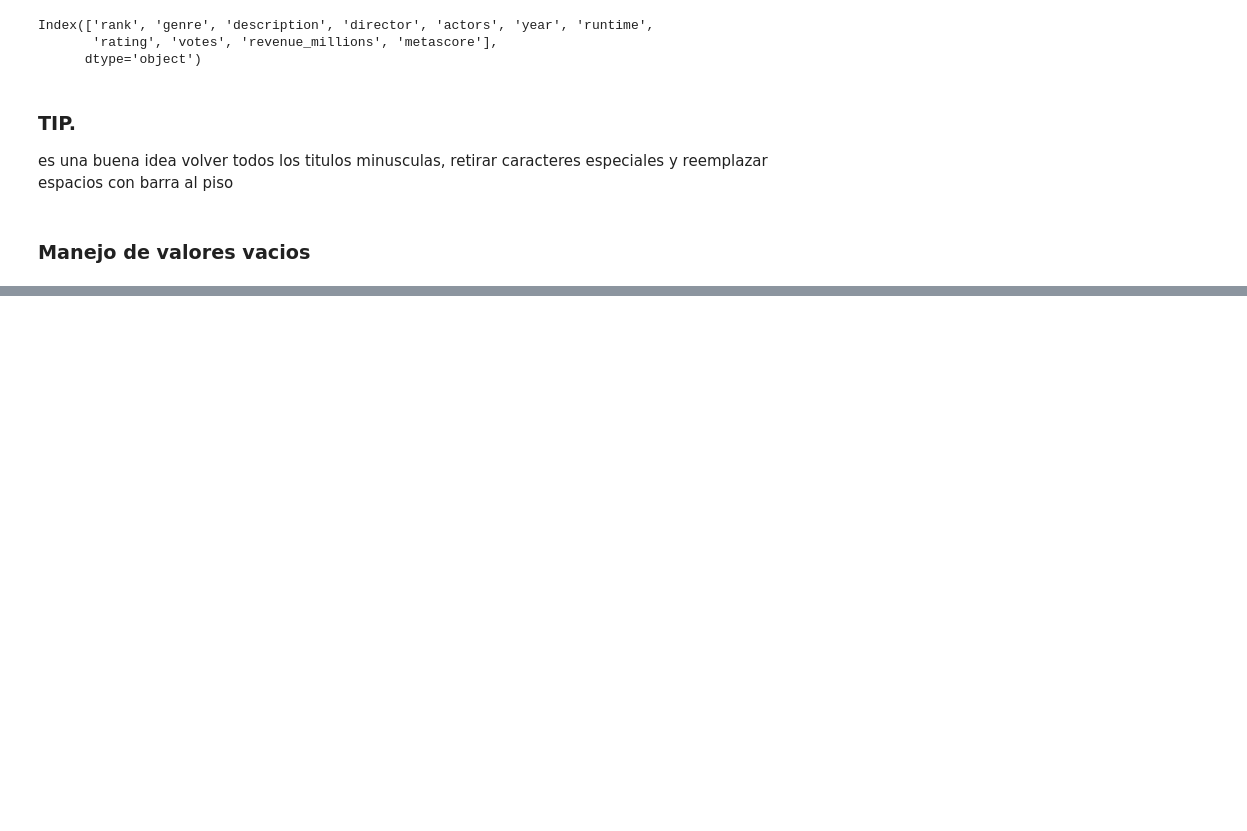
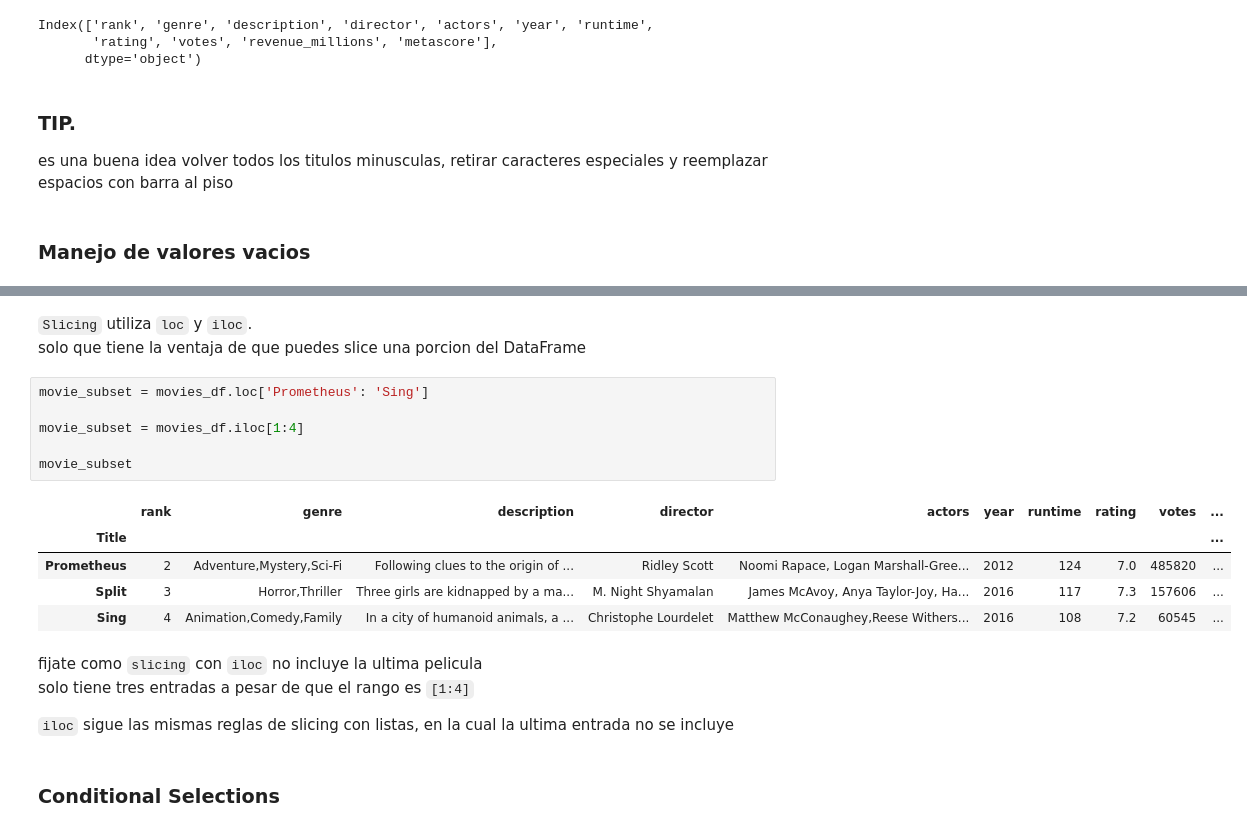
Before and after one commit to julianjara/machine_learning_titanic, a Jupyter notebook: panda.ipynb, the cells around one changed output, grey strips where cells are left out. Saved outputs shown, nothing was run; the diff lists cells and outputs as text; blank space fills up the shorter version.

```diff
--- a/panda.ipynb
+++ b/panda.ipynb
@@ -226,0 +505,22 @@ es una buena idea volver todos los titulos minusculas, retirar caracteres especi
+# %% [markdown]
+`Slicing` utiliza `loc` y `iloc`.
+solo que tiene la ventaja de que puedes slice una porcion del DataFrame
+# %%
+movie_subset = movies_df.loc['Prometheus': 'Sing']
+
+movie_subset = movies_df.iloc[1:4]
+
+movie_subset
+# %% [output]
+|  | rank | genre | description | director | actors | year | runtime | rating | votes | ... |
+| Title |  |  |  |  |  |  |  |  |  | ... |
+| Prometheus | 2 | Adventure,Mystery,Sci-Fi | Following clues to the origin of ... | Ridley Scott | Noomi Rapace, Logan Marshall-Gree... | 2012 | 124 | 7.0 | 485820 | ... |
+| Split | 3 | Horror,Thriller | Three girls are kidnapped by a ma... | M. Night Shyamalan | James McAvoy, Anya Taylor-Joy, Ha... | 2016 | 117 | 7.3 | 157606 | ... |
+| Sing | 4 | Animation,Comedy,Family | In a city of humanoid animals, a ... | Christophe Lourdelet | Matthew McConaughey,Reese Withers... | 2016 | 108 | 7.2 | 60545 | ... |
+# %% [markdown]
+fijate como `slicing` con `iloc` no incluye la ultima pelicula
+solo tiene tres entradas a pesar de que el rango es `[1:4]`
+
+`iloc` sigue las mismas reglas de slicing con listas, en la cual la ultima entrada no se incluye
+# %% [markdown]
+### Conditional Selections
```
Also changed, not shown: parts of 47 cells of this notebook.
